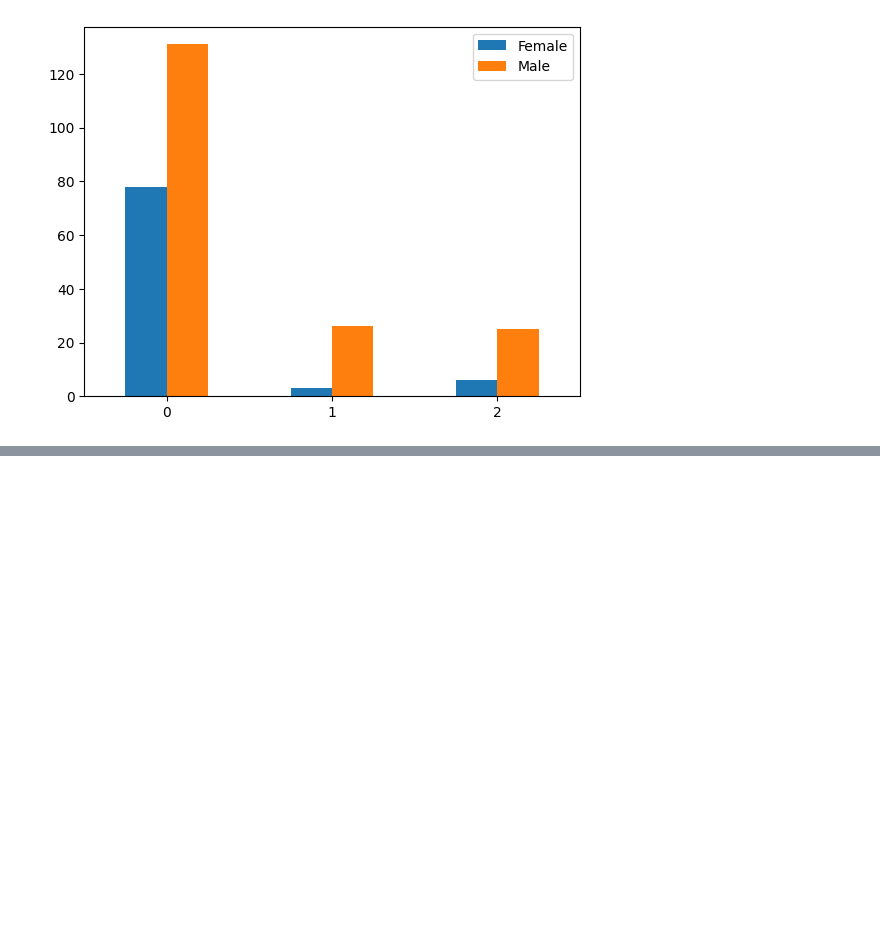
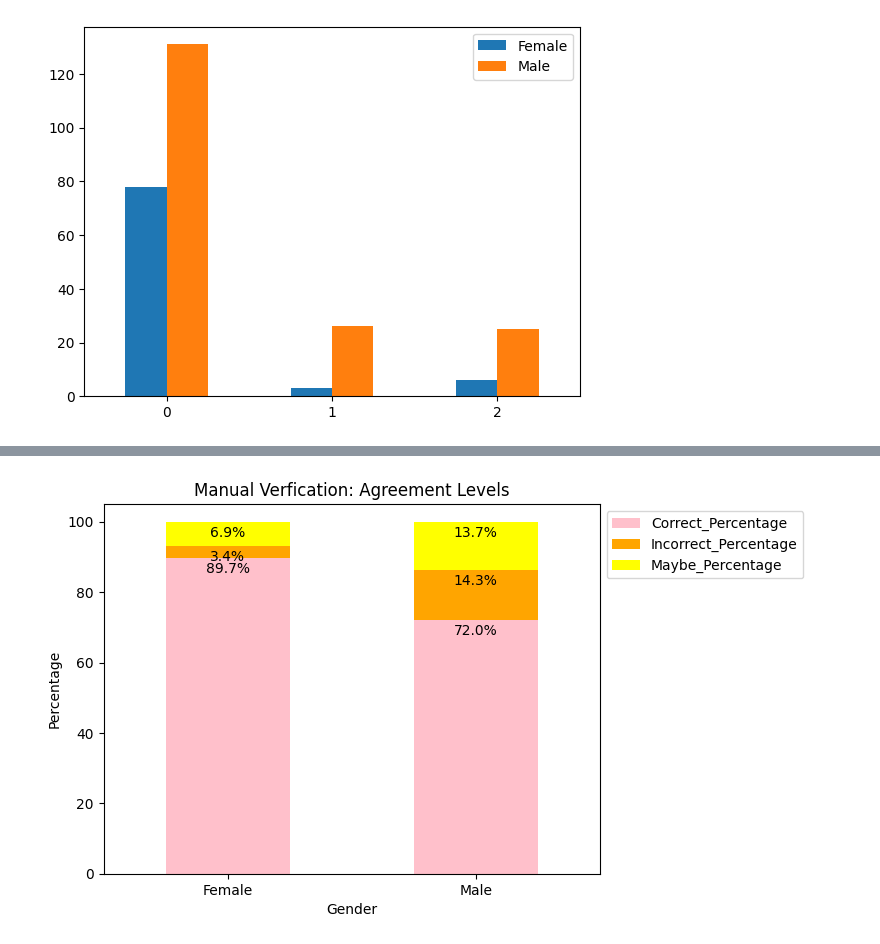
Before and after one commit to tsrogers9/CS315-proj3-group2, a Jupyter notebook: 2-analysis/gptManualCheck.ipynb, the cells around one changed output, grey strips where cells are left out. Cells and saved outputs as stored; diff of their text form; code cells hidden in the pictures; blank space fills up the shorter version.

```diff
--- a/2-analysis/gptManualCheck.ipynb
+++ b/2-analysis/gptManualCheck.ipynb
@@ -29,0 +109,39 @@ df.plot.bar(rot=0)
+# %%
+data2 = {'Gender': ['Female', 'Male'],
+        'Correct': [78, 131],
+        'Incorrect': [3, 26],
+        'Maybe': [6, 25]
+        }
+
+df = pd.DataFrame(data2)
+
+
+df['Total'] = df['Correct'] + df['Incorrect'] + df['Maybe']
+
+df['Correct_Percentage'] = (df['Correct'] / df['Total']) * 100
+df['Incorrect_Percentage'] = (df['Incorrect'] / df['Total']) * 100
+df['Maybe_Percentage'] = (df['Maybe'] / df['Total']) * 100
+
+colors = ['pink', 'orange', 'yellow']
+ax = df.plot.bar(x='Gender', y=['Correct_Percentage', 'Incorrect_Percentage', 'Maybe_Percentage'],
+                 rot=0, color=colors, stacked=True)
+
+ax.set_xlabel("Gender")
+ax.set_ylabel("Percentage")
+
+
+#labels
+for p in ax.patches:
+    width, height = p.get_width(), p.get_height()
+    x, y = p.get_xy()
+    ax.annotate('{:.1f}%'.format(height), (x + width/2, y + height - 5), ha='center', va='bottom')
+
+
+plt.legend(loc='upper left', bbox_to_anchor=(1,1))
+
+plt.title(f"Manual Verfication: Agreement Levels")
+
+
+plt.show()
+# %% [output]
+[figure, added]
```
Also changed, not shown: parts of 8 cells of this notebook.
